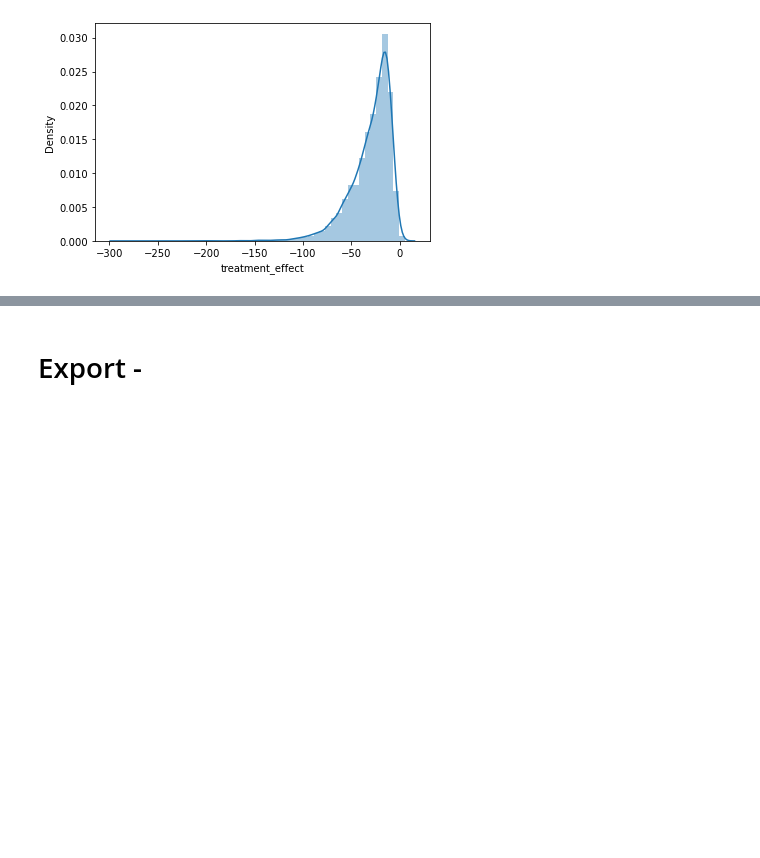
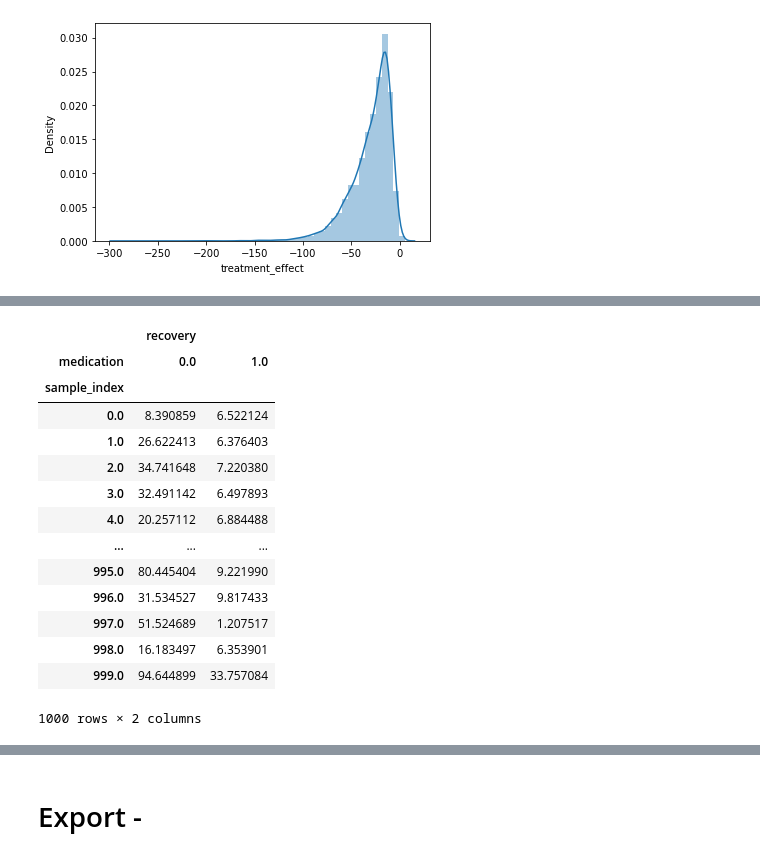
Before and after one commit to AlanGanem/fkausality, a Jupyter notebook: notebooks_dev/estimators.ipynb, the cells around one changed output, grey strips where cells are left out. Cells and saved outputs as stored; diff of their text form; code cells hidden in the pictures; blank space fills up the shorter version.

```diff
--- a/notebooks_dev/estimators.ipynb
+++ b/notebooks_dev/estimators.ipynb
@@ -384,0 +475,18 @@ Name: recovery, dtype: object
+# %%
+samples.reset_index().pivot(index= 'sample_index', columns = 'medication')
+# %% [output]
+|  | recovery |  |
+| medication | 0.0 | 1.0 |
+| sample_index |  |  |
+| 0.0 | 8.390859 | 6.522124 |
+| 1.0 | 26.622413 | 6.376403 |
+| 2.0 | 34.741648 | 7.220380 |
+| 3.0 | 32.491142 | 6.497893 |
+| 4.0 | 20.257112 | 6.884488 |
+| ... | ... | ... |
+| 995.0 | 80.445404 | 9.221990 |
+| 996.0 | 31.534527 | 9.817433 |
+| 997.0 | 51.524689 | 1.207517 |
+| 998.0 | 16.183497 | 6.353901 |
+| 999.0 | 94.644899 | 33.757084 |
+1000 rows × 2 columns
```
Also changed, not shown: parts of 12 cells of this notebook, 4 other files.
